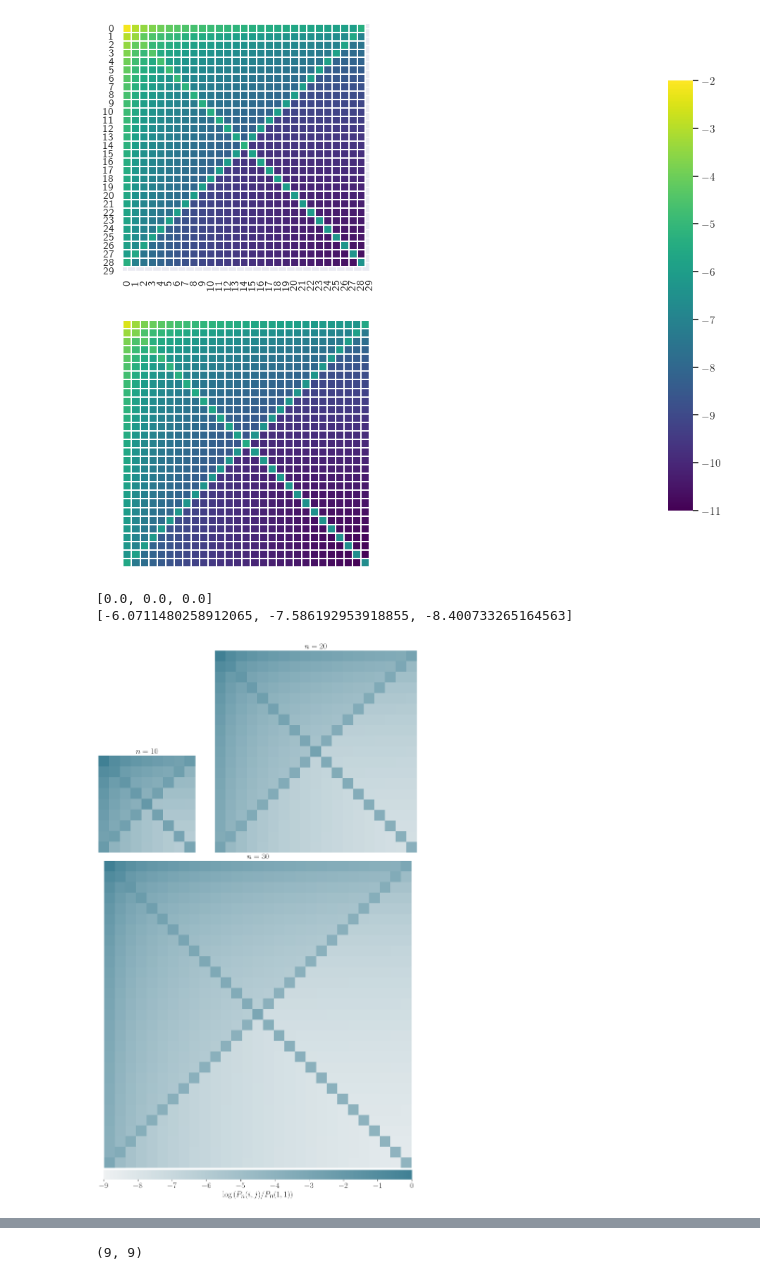
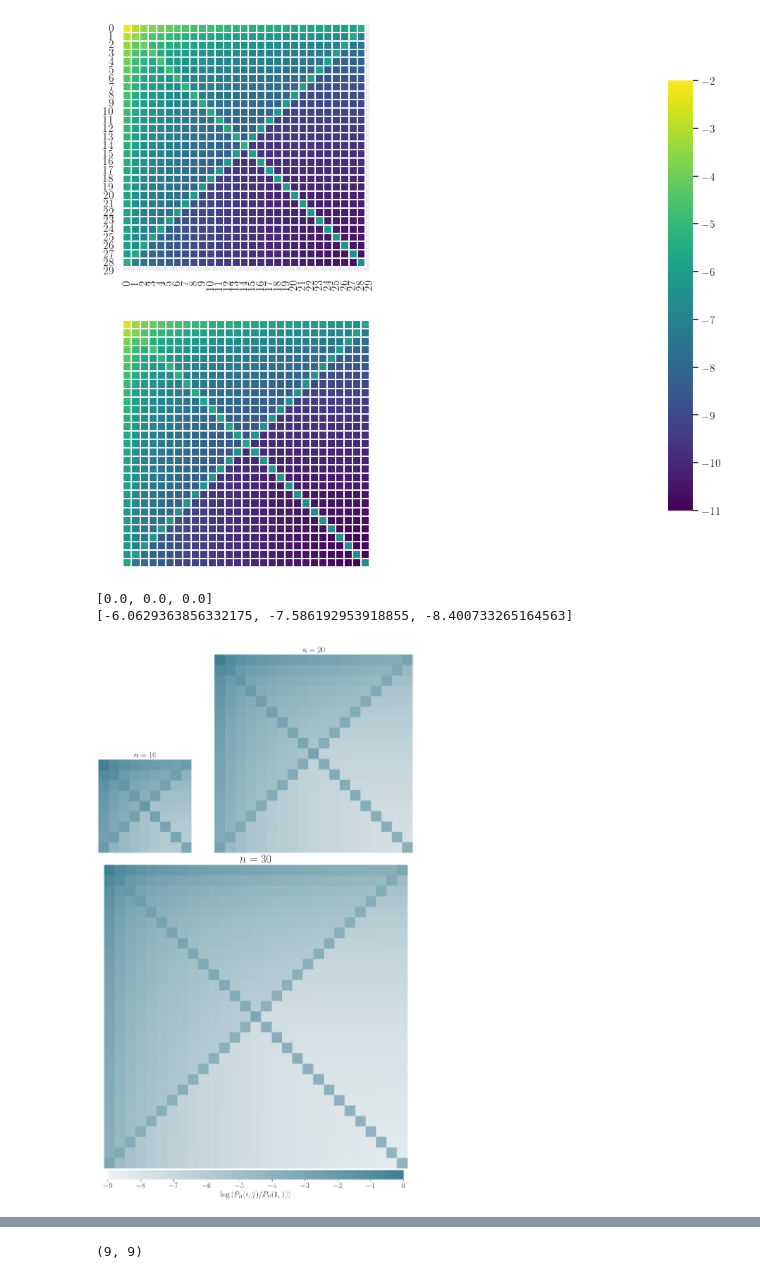
Before and after one commit to FaridKaveh/jfsNumerics, a Jupyter notebook: ParseProbabilities_n6.ipynb, the cells around one changed output, grey strips where cells are left out. Saved outputs shown, nothing was run; the diff lists cells and outputs as text; code cells hidden in the pictures.

```diff
--- a/ParseProbabilities_n6.ipynb
+++ b/ParseProbabilities_n6.ipynb
@@ -17,12 +17,13 @@ jfsDist_sim /= np.sum(jfsDist_sim)
 # %%
 #importing theoretical calculations which were done in Mathematica
 from functools import reduce
-with open(folder+'Mathematica/JointFreqSpectrum10_Revised'
-          ,'rb') as f:
-    depth=np.fromfile(f,dtype=np.dtype('int32'),count=1)
-    dims =np.fromfile(f,dtype=np.dtype('int32'),count=depth[0])
-    jfs10 =np.reshape(np.fromfile(f,dtype=np.dtype('float64'),
-         count=reduce(lambda x,y:x*y,dims)),dims)
+# with open(folder+'data/JFSn10.csv'
+#           ,'rb') as f:
+#     depth=np.fromfile(f,dtype=np.dtype('int32'),count=1)
+#     dims =np.fromfile(f,dtype=np.dtype('int32'),count=depth[0])
+#     jfs10 =np.reshape(np.fromfile(f,dtype=np.dtype('float64'),
+#          count=reduce(lambda x,y:x*y,dims)),dims)
+jfs10 = np.loadtxt(data_folder+"JFSn10.csv", delimiter=',', skiprows=0)
 # %%
 with open(folder+'Mathematica/JointFreqSpectrum10_StepChangeTau25c2',
           'rb') as f:
@@ -110,5 +111,5 @@ plt.show()
 # %%
-sbn.set(rc={'text.usetex':True, 'font.family':'sans-serif', 'font.sans-serif':'DejaVu Sans'})
+sbn.set_theme(rc={'text.usetex':True, 'font.family':'sans', 'font.sans-serif':'DejaVu Sans'})
 plt.rc('text.latex', preamble=r'\usepackage{amsmath, amsfonts, dsfont}')
 # fig, (ax1, ax2, ax4) = plt.subplots(3,1,
 #                                    sharey=False,
@@ -657,7 +703,7 @@ print([np.max(np.log(a)) for a in [normalised_jfs10, normalised_jfs20, normalise
 print([np.min(np.log(a)) for a in [normalised_jfs10, normalised_jfs20, normalised_normalised_jfs30]])
 # %% [output]
 [0.0, 0.0, 0.0]
-[-6.0711480258912065, -7.586192953918855, -8.400733265164563]
+[-6.0629363856332175, -7.586192953918855, -8.400733265164563]
 # %%
 from matplotlib.gridspec import GridSpec
 
@@ -672,6 +718,8 @@ from matplotlib.gridspec import GridSpec
 # Create a figure with a GridSpec layout
 fig = plt.figure(figsize=(24*3/5, 24),layout='constrained')
 gs = GridSpec(6, 4, figure=fig, width_ratios=[1,1,2,2], height_ratios=[1]*5+[0.1])
+
+plt.rcParams['axes.titlesize']=36
 
 # Top-left heatmap (10x10)
 ax0 = fig.add_subplot(gs[5,:])
@@ -695,35 +743,35 @@ sbn.heatmap(np.log(normalised_jfs20), ax=ax2,
             square=True,
             vmin=-9,
             vmax=0,
            xticklabels=[],
            yticklabels=[])
 ax2.tick_params(left=False, bottom=False)
 ax2.set_title(r'\Huge $n=20$')
 
 # Bottom heatmap (30x30) spanning the width of the top two
 ax3 = fig.add_subplot(gs[2:5, 0:])
 sbn.heatmap(np.log(normalised_normalised_jfs30),
             ax=ax3,
             cmap=sbn.color_palette("light:#408094", as_cmap=True),
             square=True,
             cbar=True,
             cbar_ax=ax0,
             cbar_kws={'orientation':'horizontal',
                       "label":r"\Huge$\log \left(P_n(i,j)/P_n(1,1)\right)$"},
             vmax=0,
             vmin=-9,
            xticklabels=[],
            yticklabels=[])
-ax3.set_title(r'\Huge $n=30$')
+ax3.set_title(r'$n=30$')
 ax0.tick_params(labelsize=24)
 ax0.set_aspect(0.283)
 # ax3.tick_params(left=False, bottom=False)
 # sbn.dark_palette("seagreen", as_cmap=True)
 # sbn.set()
 # Adjust layout and display the plot
 plt.show()
 # %% [output]
-[figure, old version]
+[figure, new version]
 # %%
 filename3="CSFS_x2_BN.csv"
 CSFS_x2_BN = np.loadtxt(data_folder+filename3, delimiter=',',skiprows=0)
```
Also changed, not shown: parts of 31 cells of this notebook.
